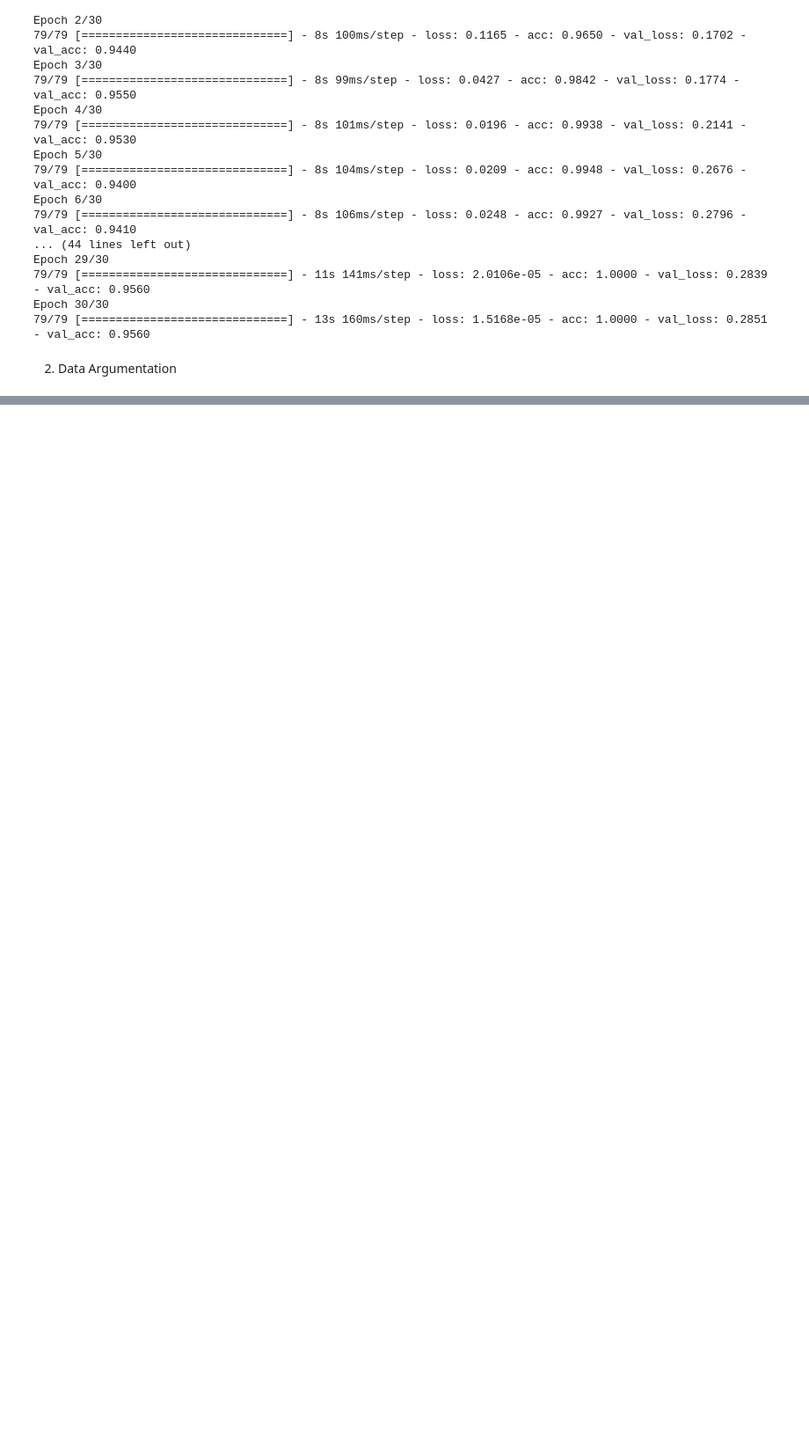
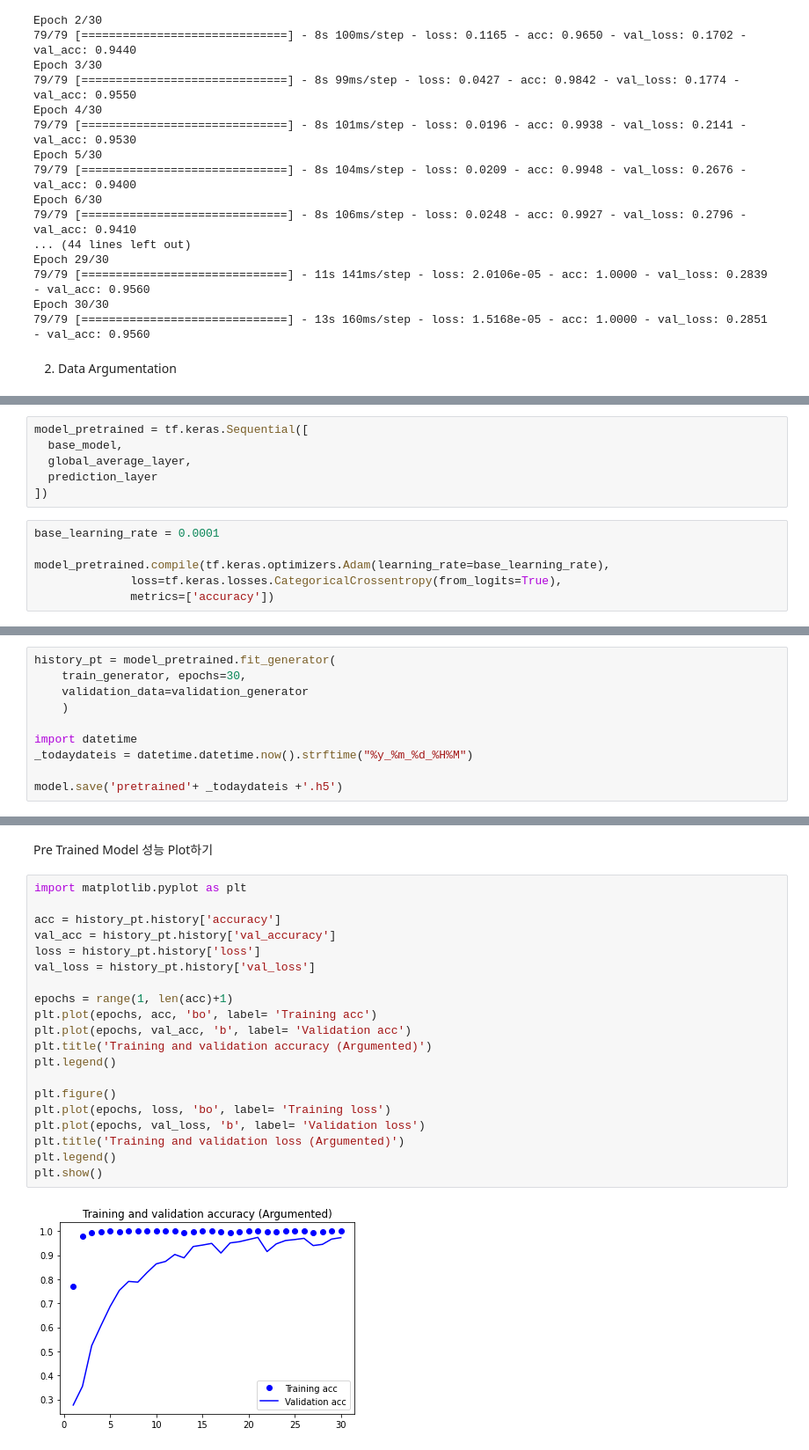
Before and after one commit to VanguardDream/DGIST-RT626, a Jupyter notebook: HW1-2.ipynb, the cells around one changed output, grey strips where cells are left out. Shown at 88% size. Saved outputs shown, nothing was run; the diff lists cells and outputs as text; blank space fills up the shorter version.

```diff
--- a/HW1-2.ipynb
+++ b/HW1-2.ipynb
@@ -690,0 +767,12 @@ model.save('mnist_argument'+ _todaydateis +'.h5')
+# %%
+model_pretrained = tf.keras.Sequential([
+  base_model,
+  global_average_layer,
+  prediction_layer
+])
+# %%
+base_learning_rate = 0.0001
+
+model_pretrained.compile(tf.keras.optimizers.Adam(learning_rate=base_learning_rate),
+              loss=tf.keras.losses.CategoricalCrossentropy(from_logits=True),
+              metrics=['accuracy'])
@@ -690,0 +781,10 @@ model.save('mnist_argument'+ _todaydateis +'.h5')
+# %%
+history_pt = model_pretrained.fit_generator(
+    train_generator, epochs=30,
+    validation_data=validation_generator
+    )
+
+import datetime
+_todaydateis = datetime.datetime.now().strftime("%y_%m_%d_%H%M")
+
+model.save('pretrained'+ _todaydateis +'.h5')
@@ -690,0 +809,24 @@ model.save('mnist_argument'+ _todaydateis +'.h5')
+# %% [markdown]
+Pre Trained Model 성능 Plot하기
+# %%
+import matplotlib.pyplot as plt
+
+acc = history_pt.history['accuracy']
+val_acc = history_pt.history['val_accuracy']
+loss = history_pt.history['loss']
+val_loss = history_pt.history['val_loss']
+
+epochs = range(1, len(acc)+1)
+plt.plot(epochs, acc, 'bo', label= 'Training acc')
+plt.plot(epochs, val_acc, 'b', label= 'Validation acc')
+plt.title('Training and validation accuracy (Argumented)')
+plt.legend()
+
+plt.figure()
+plt.plot(epochs, loss, 'bo', label= 'Training loss')
+plt.plot(epochs, val_loss, 'b', label= 'Validation loss')
+plt.title('Training and validation loss (Argumented)')
+plt.legend()
+plt.show()
+# %% [output]
+[figure, added]
```
Also changed, not shown: parts of 12 cells of this notebook, 2 other files.
